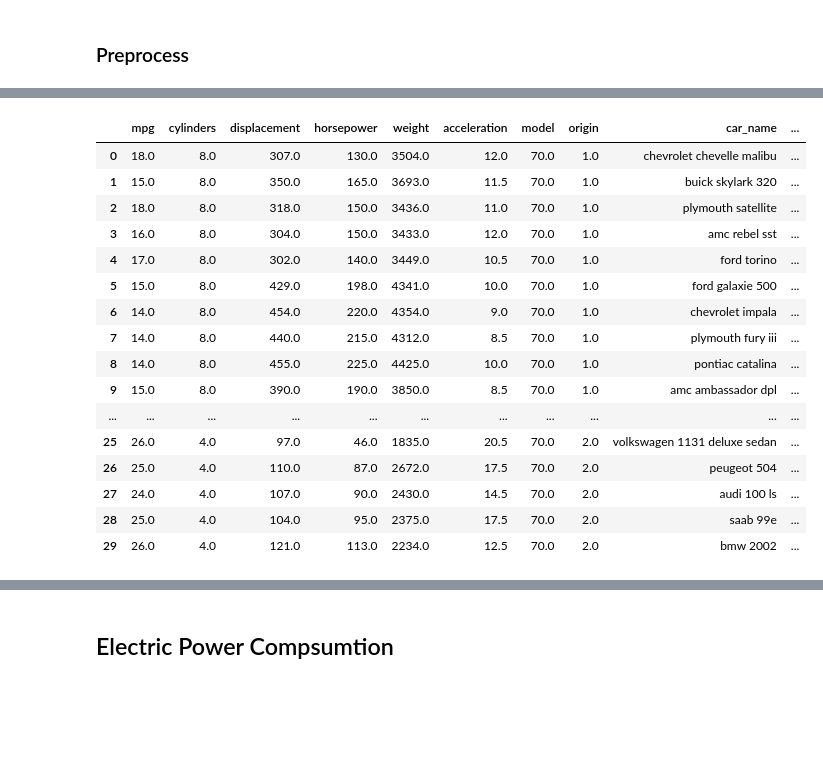
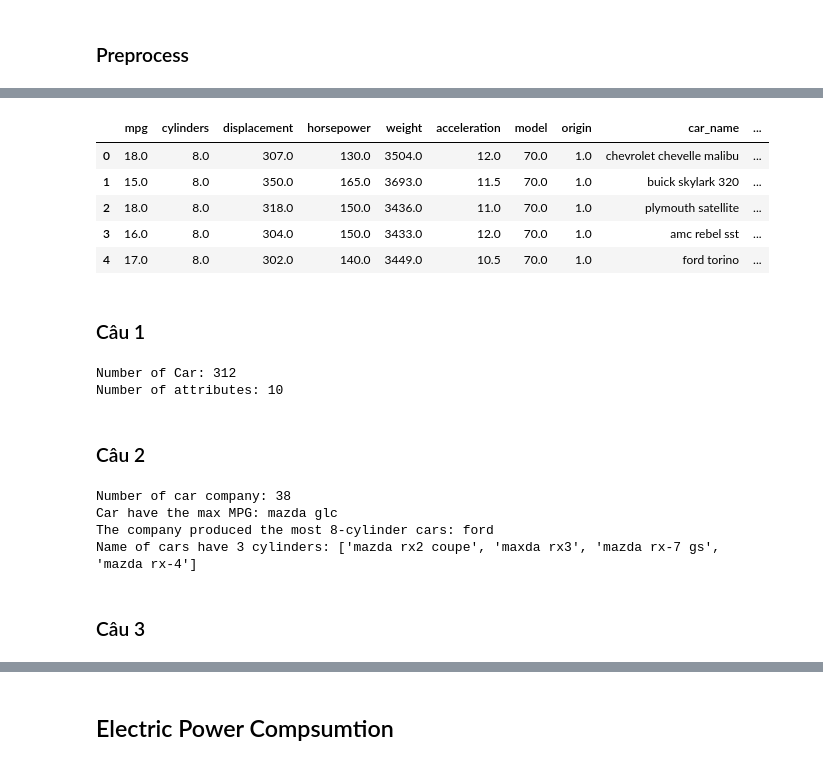
Before and after one commit to IrisStream/data-visualization, a Jupyter notebook: Lab3/sources/main.ipynb, the cells around one changed output, grey strips where cells are left out. Drawn from its saved outputs; the diff is of its cells as text; code cells hidden in the pictures; blank space fills up the shorter version.

```diff
--- a/Lab3/sources/main.ipynb
+++ b/Lab3/sources/main.ipynb
@@ -67,21 +49,58 @@ car_mpg.to_csv(f'{DATA_PATH}car_mpg_preprocessed.csv', index = False)
 # %%
 car_mpg = pd.read_csv(f'{DATA_PATH}car_mpg_preprocessed.csv')
-car_mpg.head(30)
+car_mpg.head()
 # %% [output]
 |  | mpg | cylinders | displacement | horsepower | weight | acceleration | model | origin | car_name | ... |
 | 0 | 18.0 | 8.0 | 307.0 | 130.0 | 3504.0 | 12.0 | 70.0 | 1.0 | chevrolet chevelle malibu | ... |
 | 1 | 15.0 | 8.0 | 350.0 | 165.0 | 3693.0 | 11.5 | 70.0 | 1.0 | buick skylark 320 | ... |
 | 2 | 18.0 | 8.0 | 318.0 | 150.0 | 3436.0 | 11.0 | 70.0 | 1.0 | plymouth satellite | ... |
 | 3 | 16.0 | 8.0 | 304.0 | 150.0 | 3433.0 | 12.0 | 70.0 | 1.0 | amc rebel sst | ... |
 | 4 | 17.0 | 8.0 | 302.0 | 140.0 | 3449.0 | 10.5 | 70.0 | 1.0 | ford torino | ... |
-| 5 | 15.0 | 8.0 | 429.0 | 198.0 | 4341.0 | 10.0 | 70.0 | 1.0 | ford galaxie 500 | ... |
-| 6 | 14.0 | 8.0 | 454.0 | 220.0 | 4354.0 | 9.0 | 70.0 | 1.0 | chevrolet impala | ... |
-| 7 | 14.0 | 8.0 | 440.0 | 215.0 | 4312.0 | 8.5 | 70.0 | 1.0 | plymouth fury iii | ... |
-| 8 | 14.0 | 8.0 | 455.0 | 225.0 | 4425.0 | 10.0 | 70.0 | 1.0 | pontiac catalina | ... |
-| 9 | 15.0 | 8.0 | 390.0 | 190.0 | 3850.0 | 8.5 | 70.0 | 1.0 | amc ambassador dpl | ... |
-| ... | ... | ... | ... | ... | ... | ... | ... | ... | ... | ... |
-| 25 | 26.0 | 4.0 | 97.0 | 46.0 | 1835.0 | 20.5 | 70.0 | 2.0 | volkswagen 1131 deluxe sedan | ... |
-| 26 | 25.0 | 4.0 | 110.0 | 87.0 | 2672.0 | 17.5 | 70.0 | 2.0 | peugeot 504 | ... |
-| 27 | 24.0 | 4.0 | 107.0 | 90.0 | 2430.0 | 14.5 | 70.0 | 2.0 | audi 100 ls | ... |
-| 28 | 25.0 | 4.0 | 104.0 | 95.0 | 2375.0 | 17.5 | 70.0 | 2.0 | saab 99e | ... |
-| 29 | 26.0 | 4.0 | 121.0 | 113.0 | 2234.0 | 12.5 | 70.0 | 2.0 | bmw 2002 | ... |
+# %% [markdown]
+### Câu 1
+# %%
+#1
+numCar = car_mpg.car_name.value_counts()
+print("Number of Car:", numCar.shape[0])
+print("Number of attributes:",len(car_mpg.columns))
+# %% [output]
+Number of Car: 312
+Number of attributes: 10
+# %% [markdown]
+### Câu 2
+# %%
+#2
+numCompany = car_mpg.company.value_counts()
+print("Number of car company:",numCompany.shape[0])
+
+d = 0
+for i in range(0,car_mpg.shape[0]):
+    if car_mpg.iloc[i,0] == car_mpg.mpg.max():
+        d = i
+print("Car have the max MPG:", car_mpg.iloc[d,8])
+
+new = car_mpg.loc[car_mpg['cylinders'] == 8.0]
+company = new.company.value_counts()
+print("The company produced the most 8-cylinder cars:",company.index[0])
+
+car_name = []
+for i in range(0,car_mpg.shape[0]):
+    if car_mpg.iloc[i,1] == 3.0:
+        car_name.append(car_mpg.iloc[i,8])
+
+def unique(list1,list2):
+    list_set = set(list1)
+    unique_list = (list(list_set))
+    for x in unique_list:
+        list2.append(x)
+
+new_car_name = []
+unique(car_name,new_car_name)
+print("Name of cars have 3 cylinders:",new_car_name)
+# %% [output]
+Number of car company: 38
+Car have the max MPG: mazda glc
+The company produced the most 8-cylinder cars: ford
+Name of cars have 3 cylinders: ['mazda rx2 coupe', 'maxda rx3', 'mazda rx-7 gs', 'mazda rx-4']
+# %% [markdown]
+### Câu 3
```
Also changed, not shown: parts of 28 cells of this notebook.
